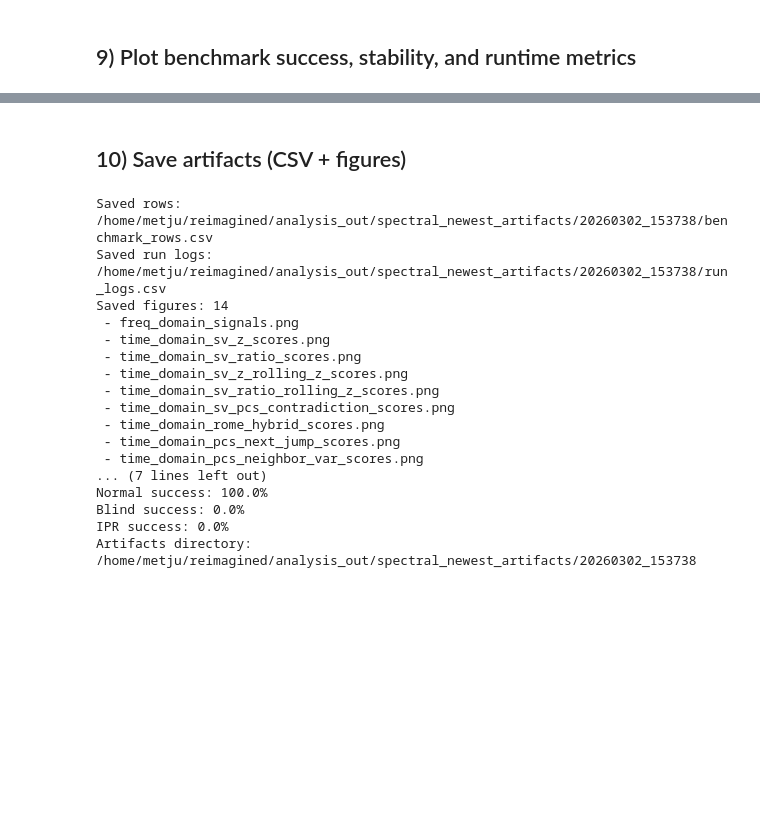
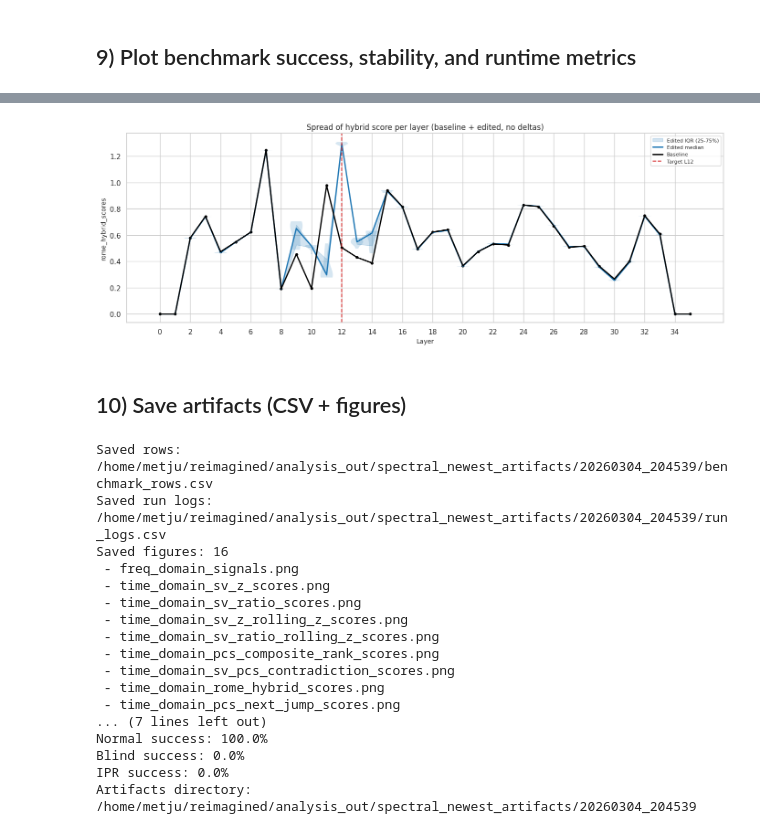
Before and after one commit to Security-FIT/Latium, a Jupyter notebook: notebooks/spectral_newest.ipynb, the cells around one changed output, grey strips where cells are left out. Saved outputs shown, nothing was run; the diff lists cells and outputs as text; code cells hidden in the pictures; blank space fills up the shorter version.

Commit message:
feat: spectral updates

```diff
--- a/notebooks/spectral_newest.ipynb
+++ b/notebooks/spectral_newest.ipynb
@@ -628,3 +636,64 @@ else:
+# %%
+    # Spread plot (distribution) for hybrid score per layer: baseline vs edited, no deltas
+if not loaded_results:
+    print("No loaded results available for spread plot.")
+else:
+    layers, baseline, edited = gather_signal_arrays("rome_hybrid_scores", loaded_results)
+    if layers is None or edited is None or edited.size == 0:
+        print("No rome_hybrid_scores found in loaded results.")
+    else:
+        arr = np.asarray(edited, dtype=float)
+        positions = np.arange(len(layers))
+
+        # One distribution per layer (edited runs)
+        per_layer = [arr[:, i][np.isfinite(arr[:, i])] for i in range(arr.shape[1])]
+        fig, ax = plt.subplots(1, 1, figsize=(14, 5.2))
+
+        vp = ax.violinplot(
+            per_layer,
+            positions=positions,
+            widths=0.82,
+            showmeans=False,
+            showmedians=False,
+            showextrema=False,
+        )
+        for body in vp["bodies"]:
+            body.set_facecolor("tab:blue")
+            body.set_edgecolor("none")
+            body.set_alpha(0.18)
+
+        # Edited quantile band + median (not delta)
+        q25 = np.nanpercentile(arr, 25, axis=0)
+        q75 = np.nanpercentile(arr, 75, axis=0)
+        med = np.nanmedian(arr, axis=0)
+        ax.fill_between(positions, q25, q75, color="tab:blue", alpha=0.20, label="Edited IQR (25-75%)")
+        ax.plot(positions, med, color="tab:blue", linewidth=2.0, label="Edited median")
+
+        # Baseline overlaid directly
+        if baseline is not None:
+            ax.plot(positions, baseline, color="black", linewidth=2.0, label="Baseline")
+            ax.scatter(positions, baseline, color="black", s=12)
+
+        if 'results_df' in globals() and not results_df.empty and 'target_layer' in results_df:
+            target_layer = int(results_df["target_layer"].mode().iloc[0])
+            if target_layer in layers:
+                target_pos = int(np.where(layers == target_layer)[0][0])
+                ax.axvline(target_pos, color="tab:red", linestyle="--", linewidth=1.5, label=f"Target L{target_layer}")
+
+        ax.set_title("Spread of hybrid score per layer (baseline + edited, no deltas)")
+        ax.set_xlabel("Layer")
+        ax.set_ylabel("rome_hybrid_scores")
+
+        step = 2 if len(layers) > 24 else 1
+        ax.set_xticks(positions[::step])
+        ax.set_xticklabels(layers[::step])
+        ax.legend(loc="best", fontsize=8)
+        plt.tight_layout()
+
+        FIGURES.append(("hybrid_blind_score_spread_per_layer", fig))
+        plt.show()
+# %% [output]
+[figure, added]
 # %% [markdown]
 ## 10) Save artifacts (CSV + figures)
 # %%
@@ -668,20 +737,20 @@ else:
 
 print(f"Artifacts directory: {artifact_dir}")
 # %% [output]
-Saved rows: /home/metju/reimagined/analysis_out/spectral_newest_artifacts/20260302_153738/benchmark_rows.csv
-Saved run logs: /home/metju/reimagined/analysis_out/spectral_newest_artifacts/20260302_153738/run_logs.csv
-Saved figures: 14
+Saved rows: /home/metju/reimagined/analysis_out/spectral_newest_artifacts/20260304_204539/benchmark_rows.csv
+Saved run logs: /home/metju/reimagined/analysis_out/spectral_newest_artifacts/20260304_204539/run_logs.csv
+Saved figures: 16
  - freq_domain_signals.png
  - time_domain_sv_z_scores.png
  - time_domain_sv_ratio_scores.png
  - time_domain_sv_z_rolling_z_scores.png
  - time_domain_sv_ratio_rolling_z_scores.png
+ - time_domain_pcs_composite_rank_scores.png
  - time_domain_sv_pcs_contradiction_scores.png
  - time_domain_rome_hybrid_scores.png
  - time_domain_pcs_next_jump_scores.png
- - time_domain_pcs_neighbor_var_scores.png
 ... (7 lines left out)
 Normal success: 100.0%
 Blind success: 0.0%
 IPR success: 0.0%
-Artifacts directory: /home/metju/reimagined/analysis_out/spectral_newest_artifacts/20260302_153738
+Artifacts directory: /home/metju/reimagined/analysis_out/spectral_newest_artifacts/20260304_204539
```
Also changed, not shown: parts of 6 cells of this notebook, 4 other files.
